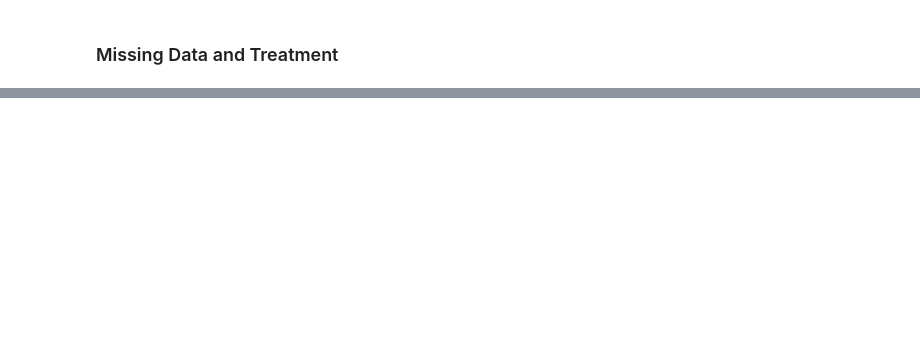
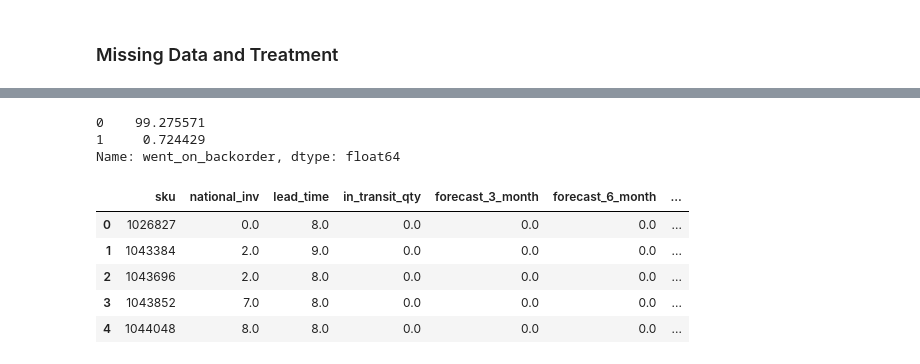
Before and after one commit to harendra263/Backorder_Prediction, a Jupyter notebook: nbs/EDA-1.ipynb, the cells around one changed output, grey strips where cells are left out. Drawn from its saved outputs; the diff is of its cells as text; code cells hidden in the pictures; blank space fills up the shorter version.

```diff
--- a/nbs/EDA-1.ipynb
+++ b/nbs/EDA-1.ipynb
@@ -226,0 +234,6 @@ for ele in missing_ele:
+# %%
+merged.went_on_backorder.value_counts()/merged.shape[0] * 100
+# %% [output]
+0    99.275571
+1     0.724429
+Name: went_on_backorder, dtype: float64
@@ -227 +249,10 @@ for ele in missing_ele:
+# %%
+merged.head()
+# %% [output]
+|  | sku | national_inv | lead_time | in_transit_qty | forecast_3_month | forecast_6_month | ... |
+| 0 | 1026827 | 0.0 | 8.0 | 0.0 | 0.0 | 0.0 | ... |
+| 1 | 1043384 | 2.0 | 9.0 | 0.0 | 0.0 | 0.0 | ... |
+| 2 | 1043696 | 2.0 | 8.0 | 0.0 | 0.0 | 0.0 | ... |
+| 3 | 1043852 | 7.0 | 8.0 | 0.0 | 0.0 | 0.0 | ... |
+| 4 | 1044048 | 8.0 | 8.0 | 0.0 | 0.0 | 0.0 | ... |
 # %% [markdown]
```
Also changed, not shown: parts of 17 cells of this notebook, 6 other files.
